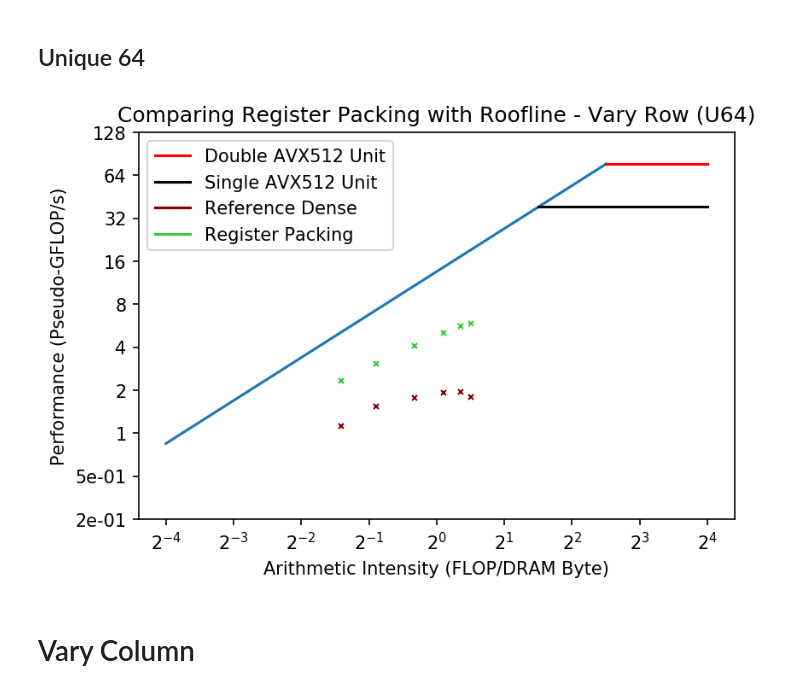
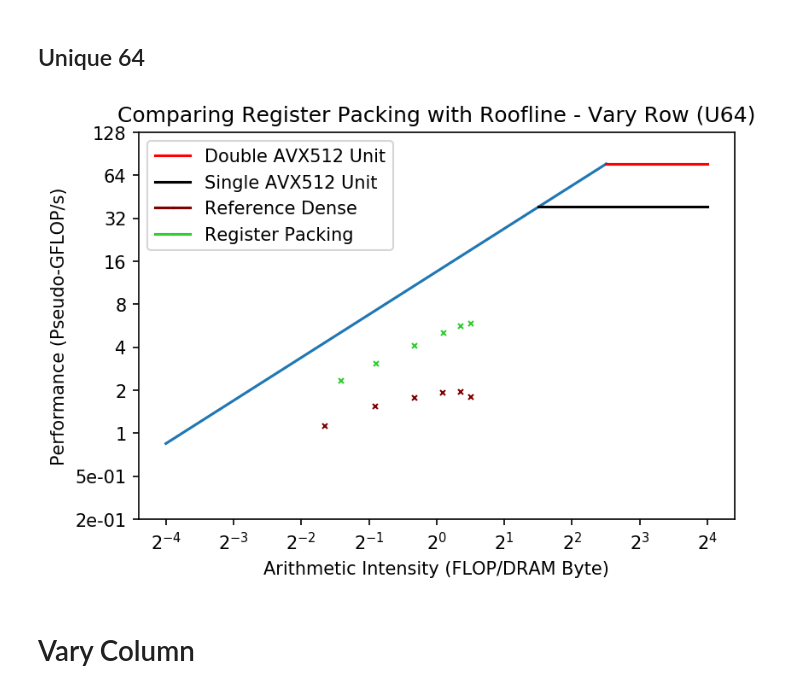
Before and after one commit to mahudu97/fyp-scratch, a Jupyter notebook: src/plot/roofline_synth_bench.ipynb, the cells around one changed output. Drawn from its saved outputs; the diff is of its cells as text; code cells hidden in the pictures.

Commit message:
regpack roofline: correct AI for dense

```diff
--- a/src/plot/roofline_synth_bench.ipynb
+++ b/src/plot/roofline_synth_bench.ipynb
@@ -104,6 +104,23 @@ def calc_mem_ref_beta_0(mat, b_cols=48):
         # at least one A - store a C stride
         if has_A:
             mem += 8*8
+
+    return (mem * num_panels)# + mem_A # dont repeat A load
+
+def calc_mem_ref_dense_beta_0(mat, b_cols=48):
+    # dont count A load
+    # AVX_512_NUM_DP 8
+    num_panels = b_cols/8
+    # beta = 0
+    mem = 0
+
+    # load B
+    for col in mat.T:
+        mem += 8*8
+
+    # store C
+    for row in mat:
+        mem += 8*8
 
     return (mem * num_panels)# + mem_A # dont repeat A load
 
@@ -139,15 +156,18 @@ def calc_mem_local_beta_0(mat, b_cols=48):
     return (mem * num_panels)# + mem_A # dont repeat A load
 # %%
 mat_AI_ref = {}
+mat_AI_ref_dense = {}
 mat_AI_local = {}
 for mat_path in mat_paths:
     with open(mat_path) as f:
         test_mat = clean(np.loadtxt(f))
     FLOPS_PER_PANEL = basic_flops(test_mat, B_TARGET_PANEL_WIDTH)
     REF_MEM_PER_PANEL = calc_mem_ref_beta_0(test_mat)
+    REF_DENSE_MEM_PER_PANEL = calc_mem_ref_dense_beta_0(test_mat)
     LOCAL_MEM_PER_PANEL = calc_mem_local_beta_0(test_mat)
 
     mat_AI_ref[mat_path.split("./../../")[1]] = FLOPS_PER_PANEL / REF_MEM_PER_PANEL
+    mat_AI_ref_dense[mat_path.split("./../../")[1]] = FLOPS_PER_PANEL / REF_DENSE_MEM_PER_PANEL
     mat_AI_local[mat_path.split("./../../")[1]] = FLOPS_PER_PANEL / LOCAL_MEM_PER_PANEL
 # %%
 def get_AI(mat_AI_ref, mat_AI_local, mat_names):
@@ -219,41 +236,41 @@ vr16_ref_AIs, vr16_local_AIs = get_AI(mat_AI_ref, mat_AI_local, vr16_mat_names)
 # %%
 key = 'vary_row/q_64'
 mat_names, ref_FLOPs, local_FLOPs = calc_GFLOPs(mat_FLOPS, [run_1[key], run_2[key], run_3[key]])
-ref_AIs, local_AIs = get_AI(mat_AI_ref, mat_AI_local, mat_names)
+ref_AIs, local_AIs = get_AI(mat_AI_ref_dense, mat_AI_local, mat_names)
 
 fig = plt.figure(dpi=150)
 ax = fig.add_subplot(111)
 x = np.array([2**(-4), XEON_8175M_PEAK_FLOPS/XEON_8175M_PEAK_BW])
 y = x*XEON_8175M_PEAK_BW
 ax.plot(x, y)
 x = np.array([XEON_8175M_PEAK_FLOPS/XEON_8175M_PEAK_BW, 2**4])
 y = [XEON_8175M_PEAK_FLOPS,XEON_8175M_PEAK_FLOPS]
 ax.plot(x, y, color='red', label="Double AVX512 Unit")
 x = np.array([(XEON_8175M_PEAK_FLOPS/2)/XEON_8175M_PEAK_BW, 2**4])
 y = [(XEON_8175M_PEAK_FLOPS/2),(XEON_8175M_PEAK_FLOPS/2)]
 ax.plot(x, y, color='black', label="Single AVX512 Unit")
 
 ax.plot(ref_AIs[0], ref_FLOPs[0], marker='x', color='maroon', ms=1, label="Reference Dense")
 for i, mat_name in enumerate(mat_names):
     ax.plot(ref_AIs[i], ref_FLOPs[i], marker='x', color='maroon', ms=3)
 ax.plot(local_AIs[0], local_FLOPs[0], marker='x', color='limegreen', ms=1, label="Register Packing")
 for i, mat_name in enumerate(mat_names):
     ax.plot(local_AIs[i], local_FLOPs[i], marker='x', color='limegreen', ms=3)
 
 ax.set_xscale('log', basex=2)
 ax.set_yscale('log', basey=2)
 ax.set_xticks([2**i for i in range(-4, 5)])
 ax.set_yticks([2**i for i in range(-2, 8)])
 #ax.xaxis.set_major_formatter(LogFormatter(base=2))
 ax.yaxis.set_major_formatter(LogFormatter(base=2))
 ax.set_xlabel('Arithmetic Intensity (FLOP/DRAM Byte)')
 ax.set_ylabel('Performance (Pseudo-GFLOP/s)')
 ax.set_title('Comparing Register Packing with Roofline - Vary Row (U64)')
 plt.legend()
 plt.savefig("./../../plots/reg_packing_comp/synth/roofline/vary_row_u64.pdf")
 plt.show()
 # %% [output]
-[figure, old version]
+[figure, new version]
 # %% [markdown]
 # Vary Column
 # %% [markdown]
```
Also changed, not shown: parts of 4 cells of this notebook, 11 other files.
